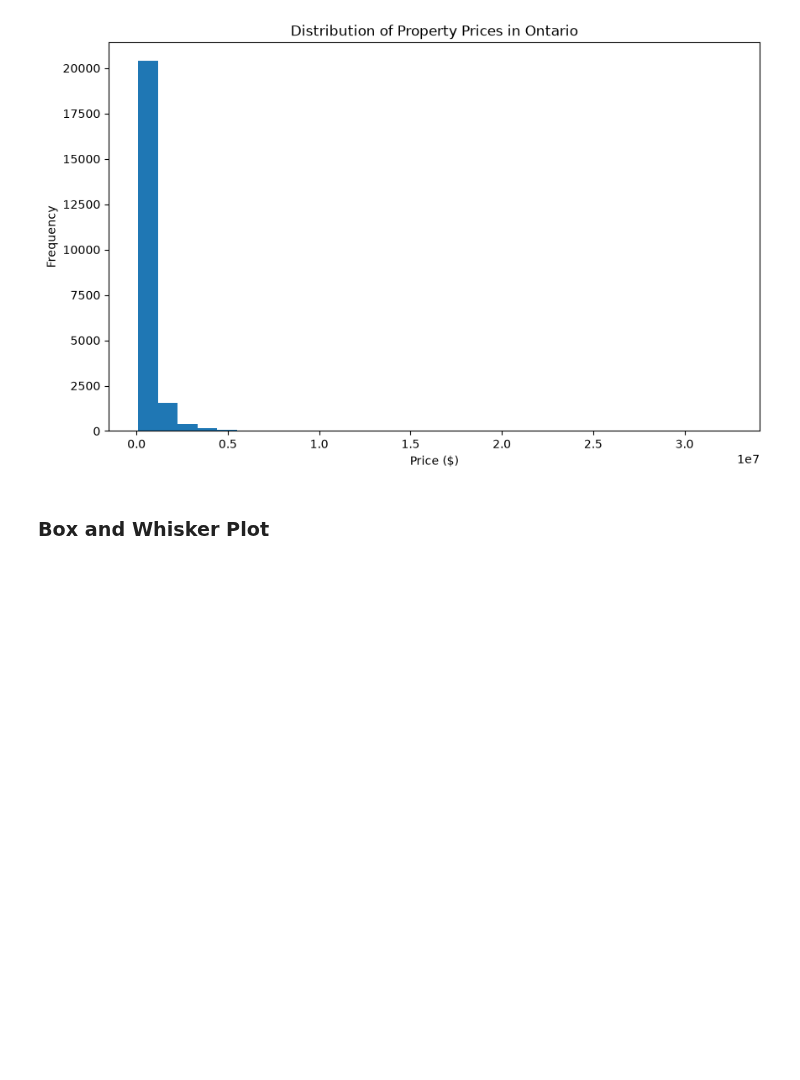
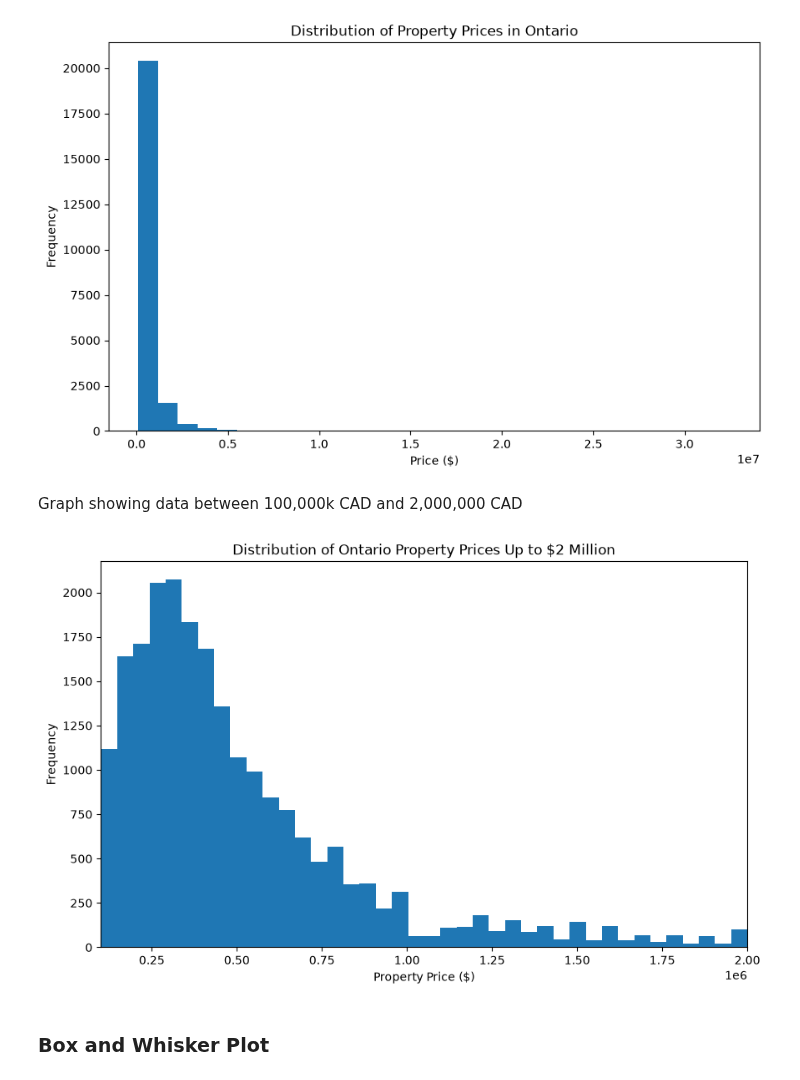
Before and after one commit to antoniosg2025-stack/PROG8431_Group5, a Jupyter notebook: GoupAssignment1/GroupAssignment1.ipynb, the cells around one changed output. Drawn from its saved outputs; the diff is of its cells as text; code cells hidden in the pictures; blank space fills up the shorter version.

```diff
--- a/GoupAssignment1/GroupAssignment1.ipynb
+++ b/GoupAssignment1/GroupAssignment1.ipynb
@@ -211,6 +211,27 @@ plt.title("Distribution of Property Prices in Ontario")
 plt.show()
 # %% [output]
 [figure]
+# %% [markdown]
+Graph showing data between 100,000k CAD and 2,000,000 CAD
+# %%
+histogram_data = df[
+    (df["Price ($)"] > 100000) &
+    (df["Price ($)"] <= 2000000)
+]
+
+plt.figure(figsize=(10, 6))
+
+plt.hist(histogram_data["Price ($)"], bins=40)
+
+plt.xlabel("Property Price ($)")
+plt.ylabel("Frequency")
+plt.title("Distribution of Ontario Property Prices Up to $2 Million")
+
+plt.xlim(100000, 2000000)
+
+plt.show()
+# %% [output]
+[figure, added]
 # %% [markdown]
 ### Box and Whisker Plot
 # %%
```
Also changed, not shown: parts of 2 cells of this notebook.
